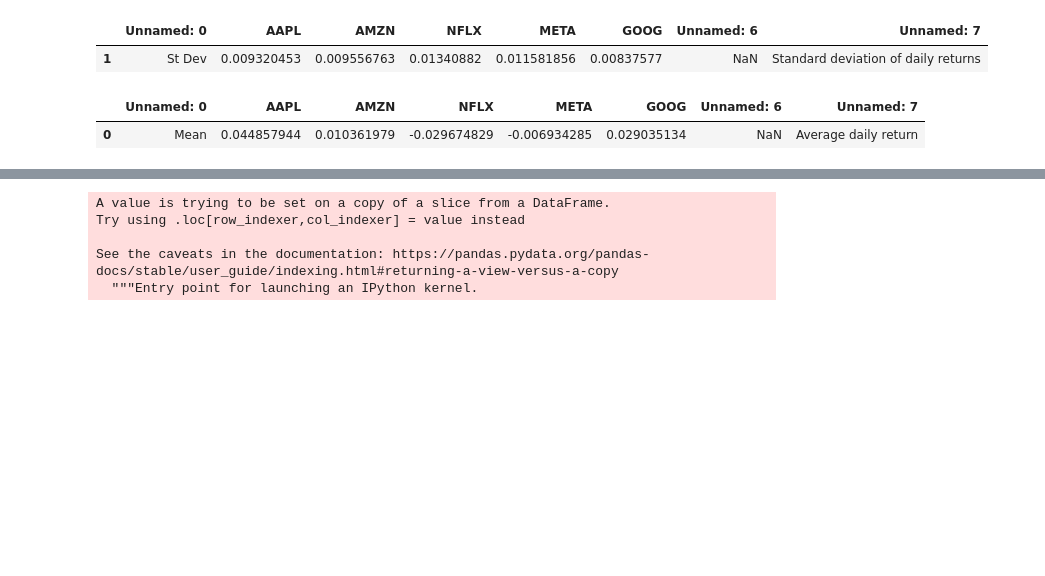
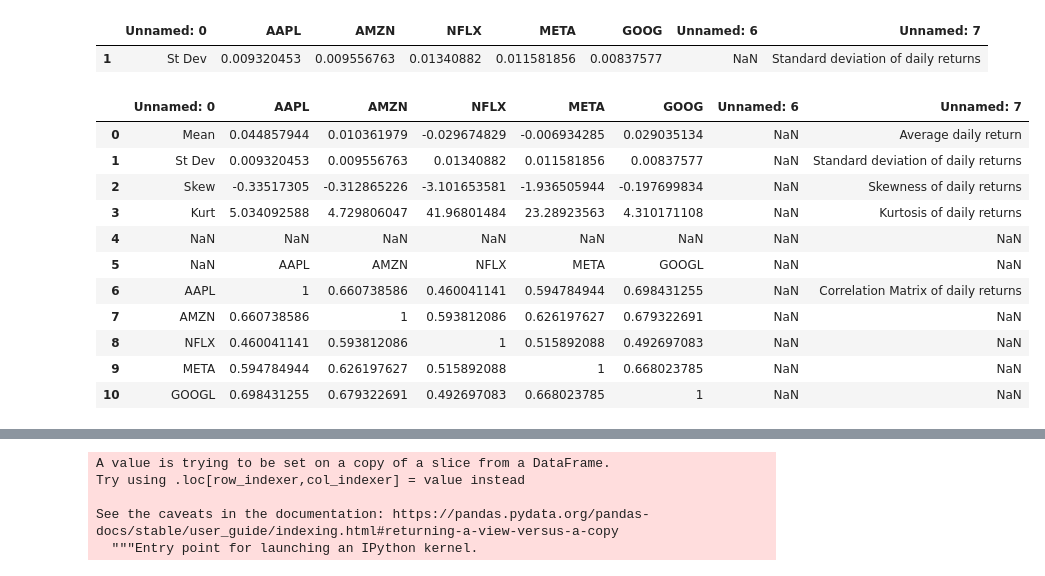
Before and after one commit to YH-R/MScFE560_Project1, a Jupyter notebook: Analysis.ipynb, the cells around one changed output, grey strips where cells are left out. Cells and saved outputs as stored; diff of their text form; code cells hidden in the pictures; blank space fills up the shorter version.

```diff
--- a/Analysis.ipynb
+++ b/Analysis.ipynb
@@ -11,8 +11,18 @@ std_dev
 # %% [output]
 |  | Unnamed: 0 | AAPL | AMZN | NFLX | META | GOOG | Unnamed: 6 | Unnamed: 7 |
 | 1 | St Dev | 0.009320453 | 0.009556763 | 0.01340882 | 0.011581856 | 0.00837577 | NaN | Standard deviation of daily returns |
-# %%
-avg_returns
-# %% [output]
-|  | Unnamed: 0 | AAPL | AMZN | NFLX | META | GOOG | Unnamed: 6 | Unnamed: 7 |
-| 0 | Mean | 0.044857944 | 0.010361979 | -0.029674829 | -0.006934285 | 0.029035134 | NaN | Average daily return |
+# %%
+data
+# %% [output]
+|  | Unnamed: 0 | AAPL | AMZN | NFLX | META | GOOG | Unnamed: 6 | Unnamed: 7 |
+| 0 | Mean | 0.044857944 | 0.010361979 | -0.029674829 | -0.006934285 | 0.029035134 | NaN | Average daily return |
+| 1 | St Dev | 0.009320453 | 0.009556763 | 0.01340882 | 0.011581856 | 0.00837577 | NaN | Standard deviation of daily returns |
+| 2 | Skew | -0.33517305 | -0.312865226 | -3.101653581 | -1.936505944 | -0.197699834 | NaN | Skewness of daily returns |
+| 3 | Kurt | 5.034092588 | 4.729806047 | 41.96801484 | 23.28923563 | 4.310171108 | NaN | Kurtosis of daily returns |
+| 4 | NaN | NaN | NaN | NaN | NaN | NaN | NaN | NaN |
+| 5 | NaN | AAPL | AMZN | NFLX | META | GOOGL | NaN | NaN |
+| 6 | AAPL | 1 | 0.660738586 | 0.460041141 | 0.594784944 | 0.698431255 | NaN | Correlation Matrix of daily returns |
+| 7 | AMZN | 0.660738586 | 1 | 0.593812086 | 0.626197627 | 0.679322691 | NaN | NaN |
+| 8 | NFLX | 0.460041141 | 0.593812086 | 1 | 0.515892088 | 0.492697083 | NaN | NaN |
+| 9 | META | 0.594784944 | 0.626197627 | 0.515892088 | 1 | 0.668023785 | NaN | NaN |
+| 10 | GOOGL | 0.698431255 | 0.679322691 | 0.492697083 | 0.668023785 | 1 | NaN | NaN |
```
Also changed, not shown: parts of 4 cells of this notebook, 9 other files.
